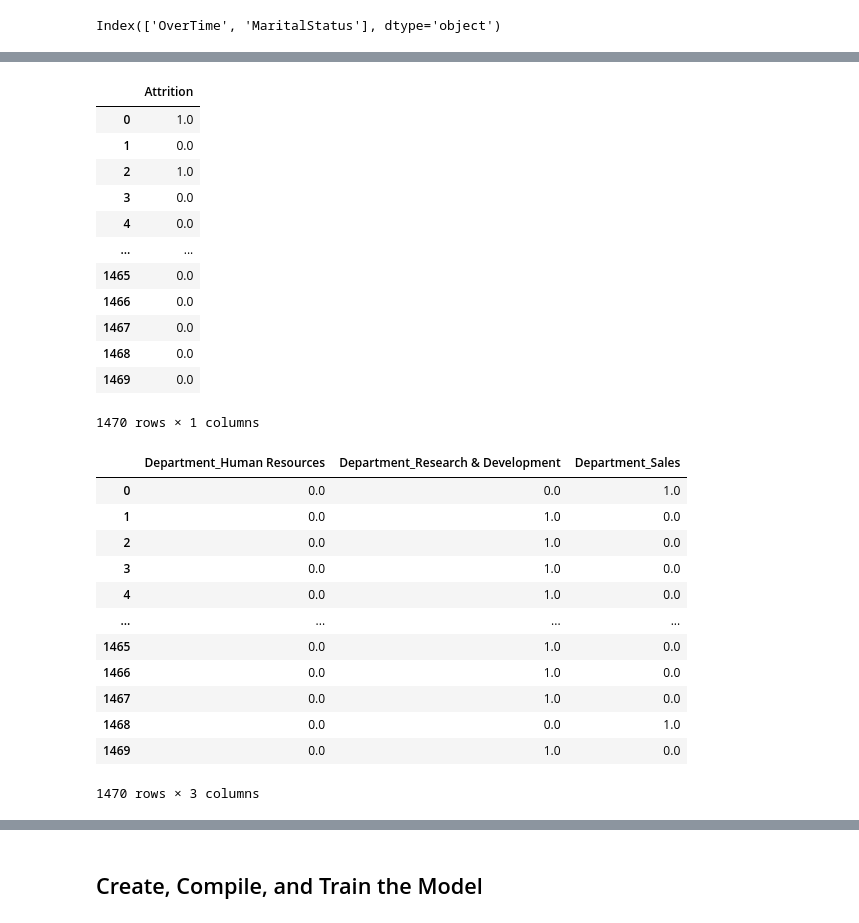
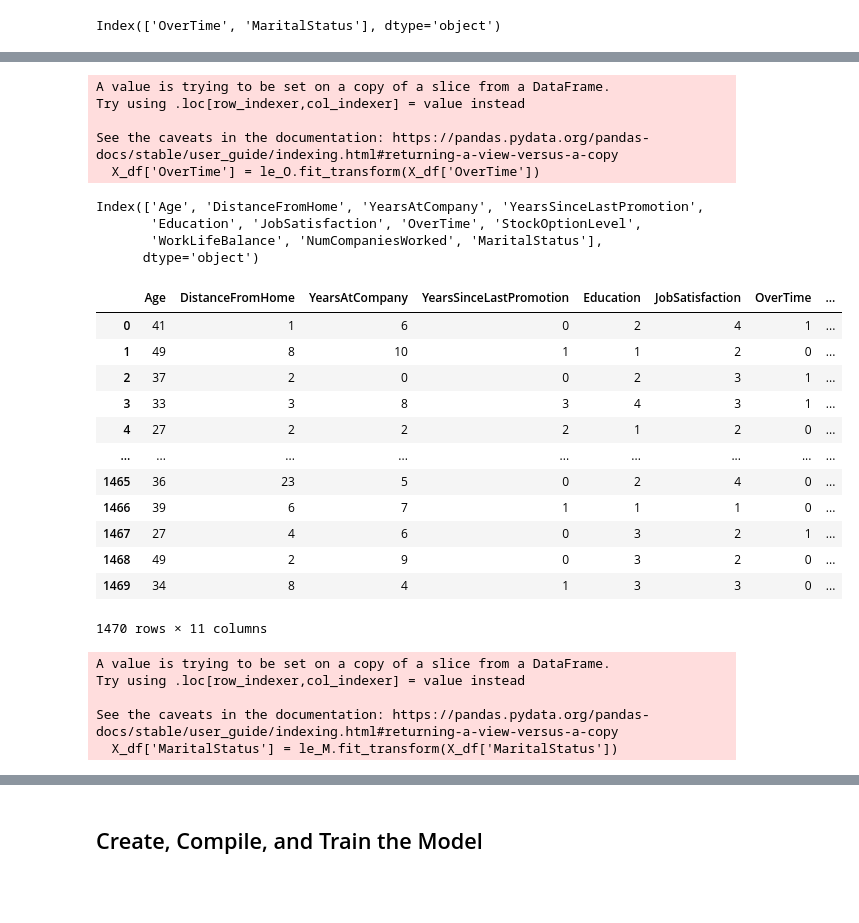
Before and after one commit to aVa7889/Attrition, a Jupyter notebook: attrition.ipynb, the cells around one changed output, grey strips where cells are left out. Saved outputs shown, nothing was run; the diff lists cells and outputs as text; code cells hidden in the pictures; blank space fills up the shorter version.

```diff
--- a/attrition.ipynb
+++ b/attrition.ipynb
@@ -227,36 +143,0 @@ dtype: object
-# %%
-y_Attrition = y_encoded[['Attrition_Yes']].rename(columns={'Attrition_Yes': 'Attrition'})
-y_Attrition
-# %% [output]
-|  | Attrition |
-| 0 | 1.0 |
-| 1 | 0.0 |
-| 2 | 1.0 |
-| 3 | 0.0 |
-| 4 | 0.0 |
-| ... | ... |
-| 1465 | 0.0 |
-| 1466 | 0.0 |
-| 1467 | 0.0 |
-| 1468 | 0.0 |
-| 1469 | 0.0 |
-1470 rows × 1 columns
-# %%
-# split into 2 separate targets
-
-y_Department = y_encoded[['Department_Human Resources', 'Department_Research & Development', 'Department_Sales']]
-y_Department
-# %% [output]
-|  | Department_Human Resources | Department_Research & Development | Department_Sales |
-| 0 | 0.0 | 0.0 | 1.0 |
-| 1 | 0.0 | 1.0 | 0.0 |
-| 2 | 0.0 | 1.0 | 0.0 |
-| 3 | 0.0 | 1.0 | 0.0 |
-| 4 | 0.0 | 1.0 | 0.0 |
-| ... | ... | ... | ... |
-| 1465 | 0.0 | 1.0 | 0.0 |
-| 1466 | 0.0 | 1.0 | 0.0 |
-| 1467 | 0.0 | 1.0 | 0.0 |
-| 1468 | 0.0 | 0.0 | 1.0 |
-| 1469 | 0.0 | 1.0 | 0.0 |
-1470 rows × 3 columns
@@ -264,0 +144,44 @@ X_train, X_test, y_Department_train, y_Department_test, y_Attrition_train, y_Att
+# %%
+# Encode OverTime
+le_O = LabelEncoder()
+X_df['OverTime'] = le_O.fit_transform(X_df['OverTime'])
+# %% [output]
+A value is trying to be set on a copy of a slice from a DataFrame.
+Try using .loc[row_indexer,col_indexer] = value instead
+
+See the caveats in the documentation: https://pandas.pydata.org/pandas-docs/stable/user_guide/indexing.html#returning-a-view-versus-a-copy
+  X_df['OverTime'] = le_O.fit_transform(X_df['OverTime'])
+# %%
+X_train.columns
+# %% [output]
+Index(['Age', 'DistanceFromHome', 'YearsAtCompany', 'YearsSinceLastPromotion',
+       'Education', 'JobSatisfaction', 'OverTime', 'StockOptionLevel',
+       'WorkLifeBalance', 'NumCompaniesWorked', 'MaritalStatus'],
+      dtype='object')
+# %%
+X_df
+# %% [output]
+|  | Age | DistanceFromHome | YearsAtCompany | YearsSinceLastPromotion | Education | JobSatisfaction | OverTime | ... |
+| 0 | 41 | 1 | 6 | 0 | 2 | 4 | 1 | ... |
+| 1 | 49 | 8 | 10 | 1 | 1 | 2 | 0 | ... |
+| 2 | 37 | 2 | 0 | 0 | 2 | 3 | 1 | ... |
+| 3 | 33 | 3 | 8 | 3 | 4 | 3 | 1 | ... |
+| 4 | 27 | 2 | 2 | 2 | 1 | 2 | 0 | ... |
+| ... | ... | ... | ... | ... | ... | ... | ... | ... |
+| 1465 | 36 | 23 | 5 | 0 | 2 | 4 | 0 | ... |
+| 1466 | 39 | 6 | 7 | 1 | 1 | 1 | 0 | ... |
+| 1467 | 27 | 4 | 6 | 0 | 3 | 2 | 1 | ... |
+| 1468 | 49 | 2 | 9 | 0 | 3 | 2 | 0 | ... |
+| 1469 | 34 | 8 | 4 | 1 | 3 | 3 | 0 | ... |
+1470 rows × 11 columns
+# %%
+# Encode Married
+
+le_M = LabelEncoder()
+X_df['MaritalStatus'] = le_M.fit_transform(X_df['MaritalStatus'])
+# %% [output]
+A value is trying to be set on a copy of a slice from a DataFrame.
+Try using .loc[row_indexer,col_indexer] = value instead
+
+See the caveats in the documentation: https://pandas.pydata.org/pandas-docs/stable/user_guide/indexing.html#returning-a-view-versus-a-copy
+  X_df['MaritalStatus'] = le_M.fit_transform(X_df['MaritalStatus'])
```
Also changed, not shown: parts of 21 cells of this notebook.
